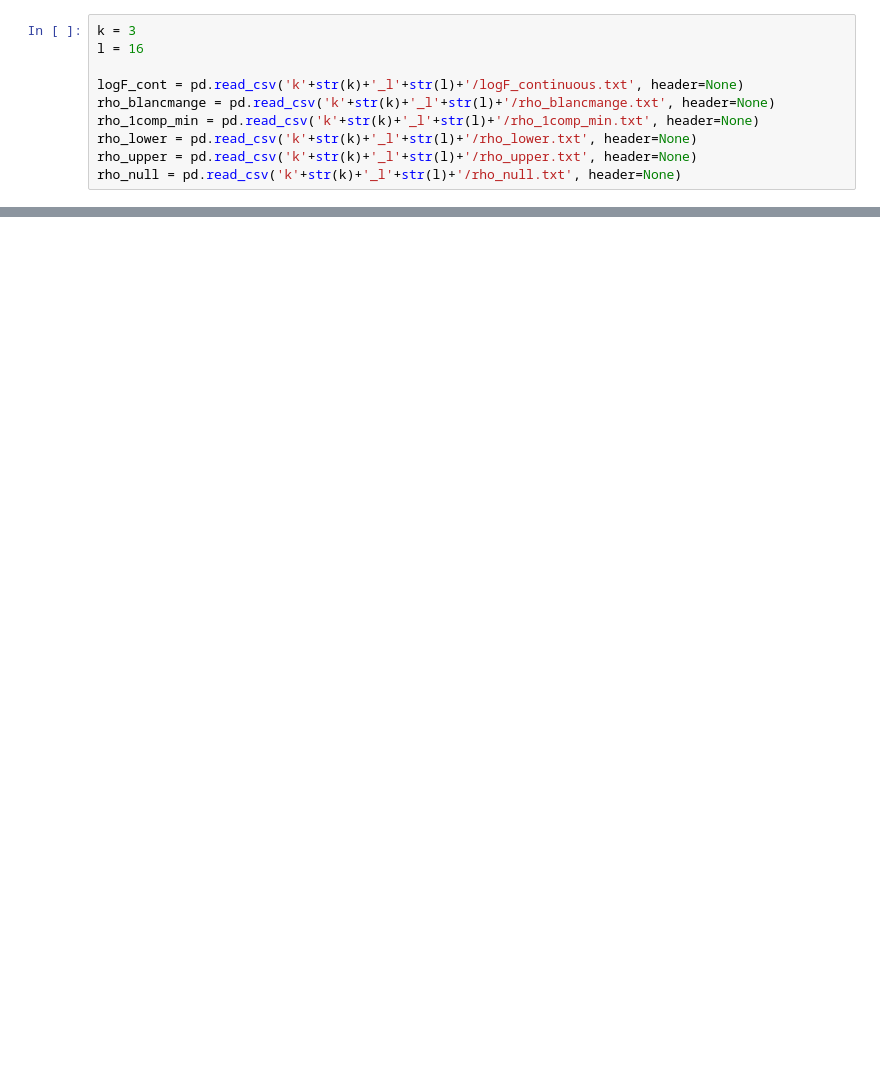
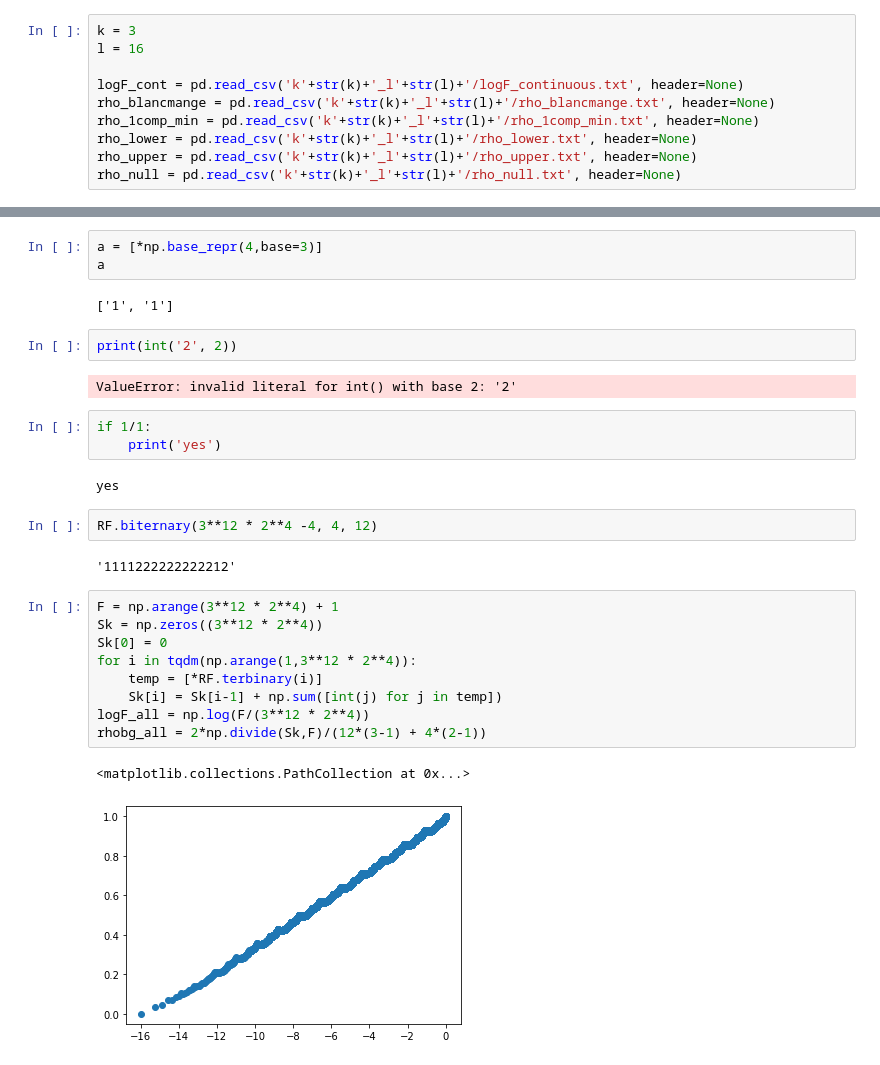
Before and after one commit to flipbagels/Discrete-NN, a Jupyter notebook: main.ipynb, the cells around one changed output, grey strips where cells are left out. Cells and saved outputs as stored; diff of their text form; blank space fills up the shorter version.

```diff
--- a/main.ipynb
+++ b/main.ipynb
@@ -107,0 +108,30 @@ plt.show()
+# %%
+a = [*np.base_repr(4,base=3)]
+a
+# %% [output]
+['1', '1']
+# %%
+print(int('2', 2))
+# %% [output]
+ValueError: invalid literal for int() with base 2: '2'
+# %%
+if 1/1:
+    print('yes')
+# %% [output]
+yes
+# %%
+RF.biternary(3**12 * 2**4 -4, 4, 12)
+# %% [output]
+'1111222222222212'
+# %%
+F = np.arange(3**12 * 2**4) + 1
+Sk = np.zeros((3**12 * 2**4))
+Sk[0] = 0
+for i in tqdm(np.arange(1,3**12 * 2**4)):
+    temp = [*RF.terbinary(i)]
+    Sk[i] = Sk[i-1] + np.sum([int(j) for j in temp])
+logF_all = np.log(F/(3**12 * 2**4))
+rhobg_all = 2*np.divide(Sk,F)/(12*(3-1) + 4*(2-1))
+# %% [output]
+<matplotlib.collections.PathCollection at 0x...>
+[figure, added]
```
Also changed, not shown: parts of 6 cells of this notebook, 8 other files.
